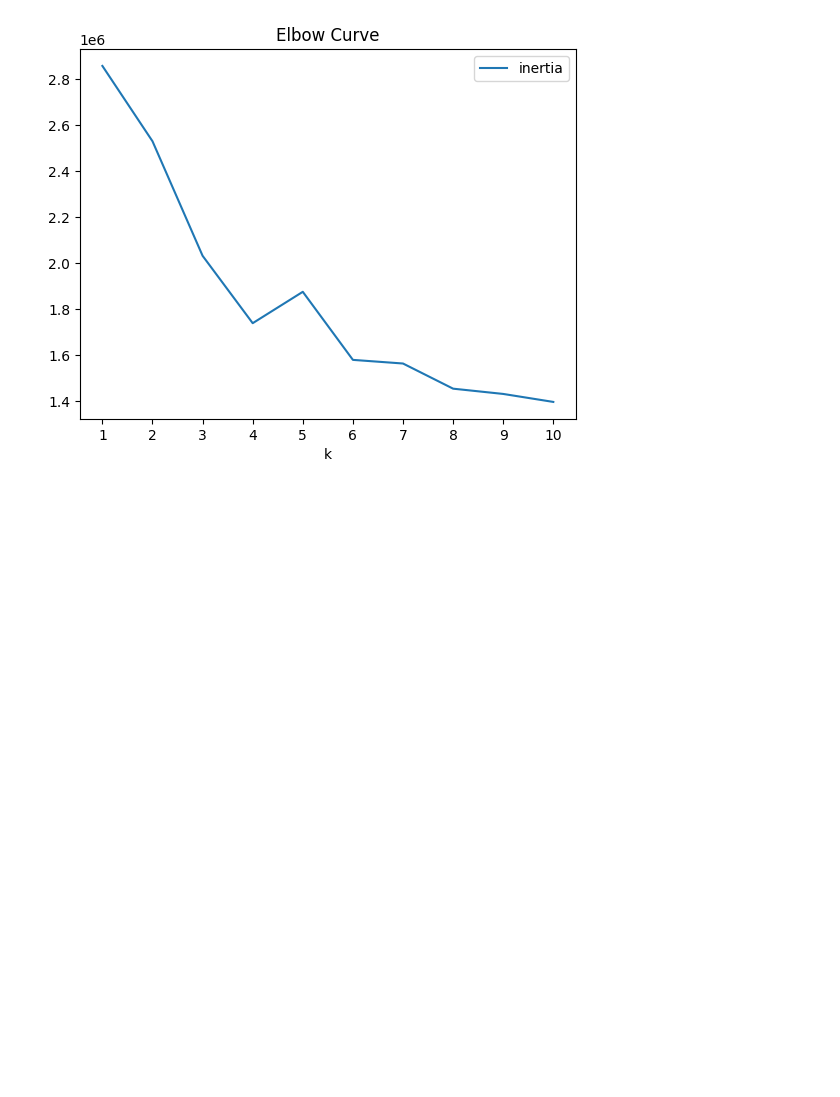
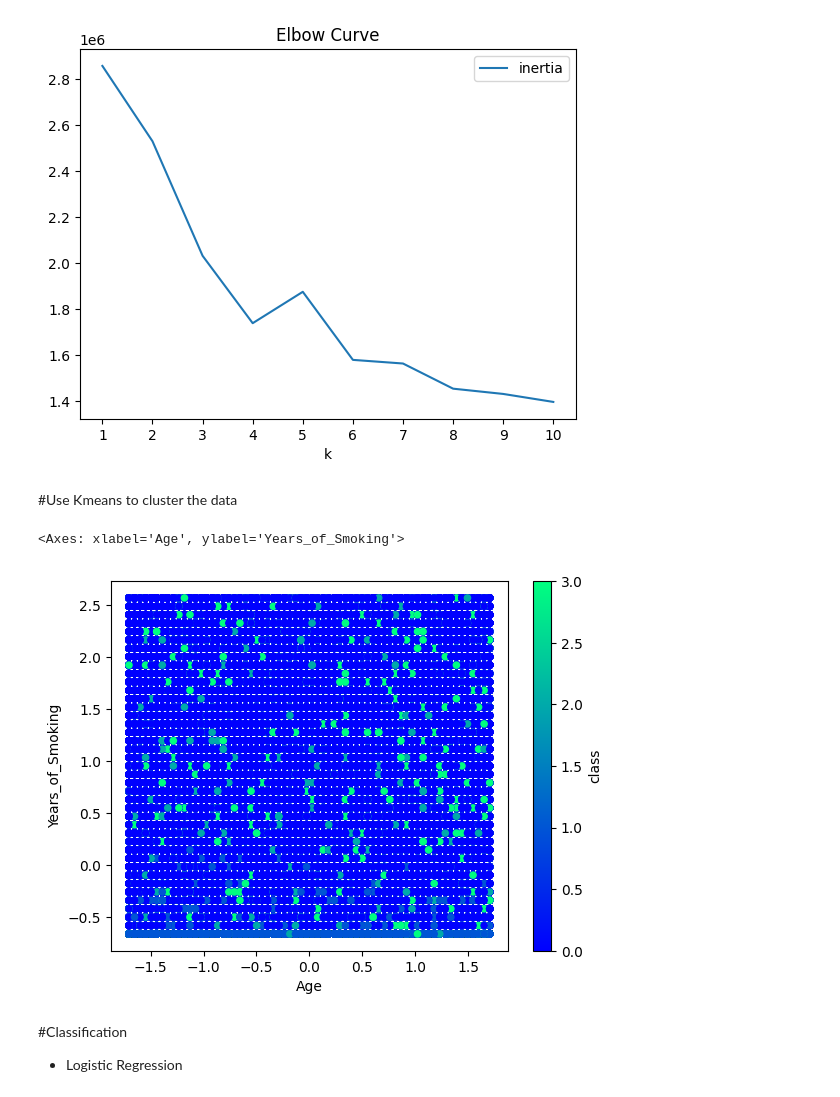
Before and after one commit to sowmyarshetty/Project2-AI-Class, a Jupyter notebook: Project2_AI_Class.ipynb, the cells around one changed output. Drawn from its saved outputs; the diff is of its cells as text; code cells hidden in the pictures; blank space fills up the shorter version.

Commit message:
Code has clustering / classification code. We may need to remove the clustering code,

```diff
--- a/Project2_AI_Class.ipynb
+++ b/Project2_AI_Class.ipynb
@@ -146,3 +147,36 @@ df_elbow.plot.line(x="k",
 # %% [output]
 <Axes: title={'center': 'Elbow Curve'}, xlabel='k'>
 [figure]
+# %% [markdown]
+#Use Kmeans to cluster the data
+# %%
+# Define the model with 4 clusters
+model = KMeans(n_clusters=4, n_init='auto', random_state=0)
+
+# Fit the model
+model.fit(df_lc_concat)
+
+# Make predictions
+k_4 = model.predict(df_lc_concat)
+
+# Create a copy of the preprocessed data
+predictions_df = df_lc_concat.copy()
+
+# Add a class column with the labels
+predictions_df['class'] = k_4
+# %%
+# Plot the clusters
+
+# Plot the clusters
+predictions_df.plot.scatter(
+    x="Age",
+    y="Years_of_Smoking",
+    c="class",
+    colormap="winter")
+# %% [output]
+<Axes: xlabel='Age', ylabel='Years_of_Smoking'>
+[figure, added]
+# %% [markdown]
+#Classification
+
+*   Logistic Regression
```
Also changed, not shown: parts of 20 cells of this notebook.
